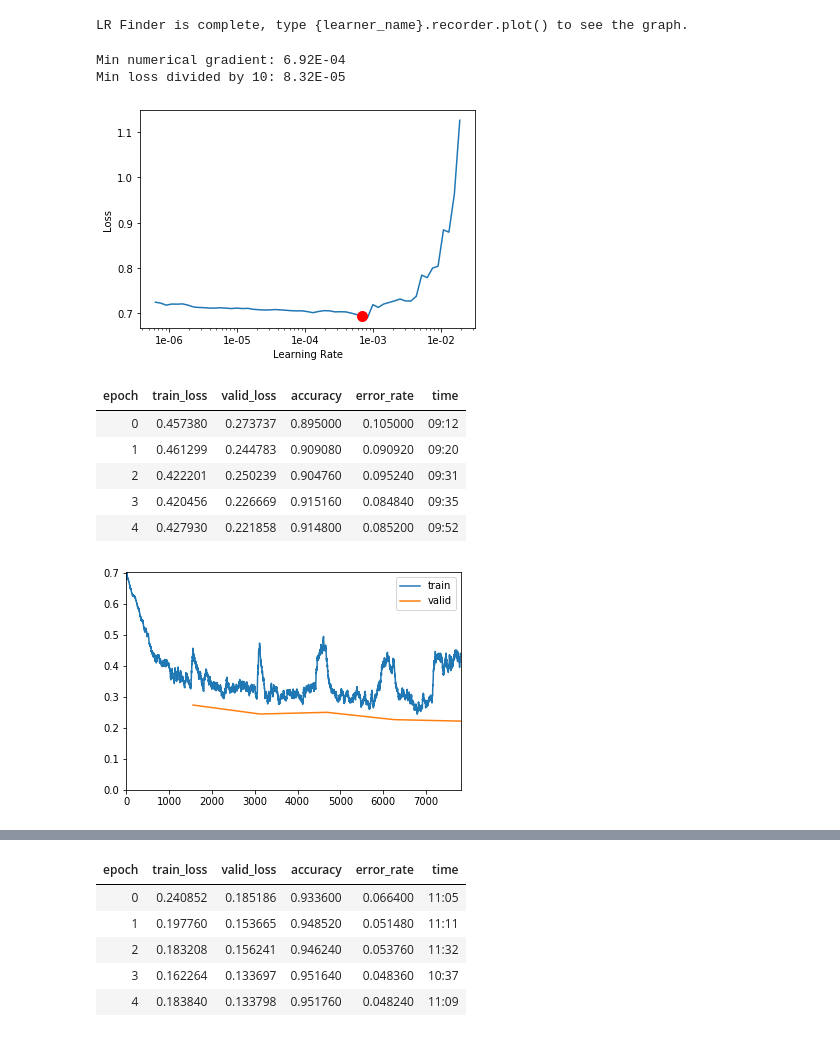
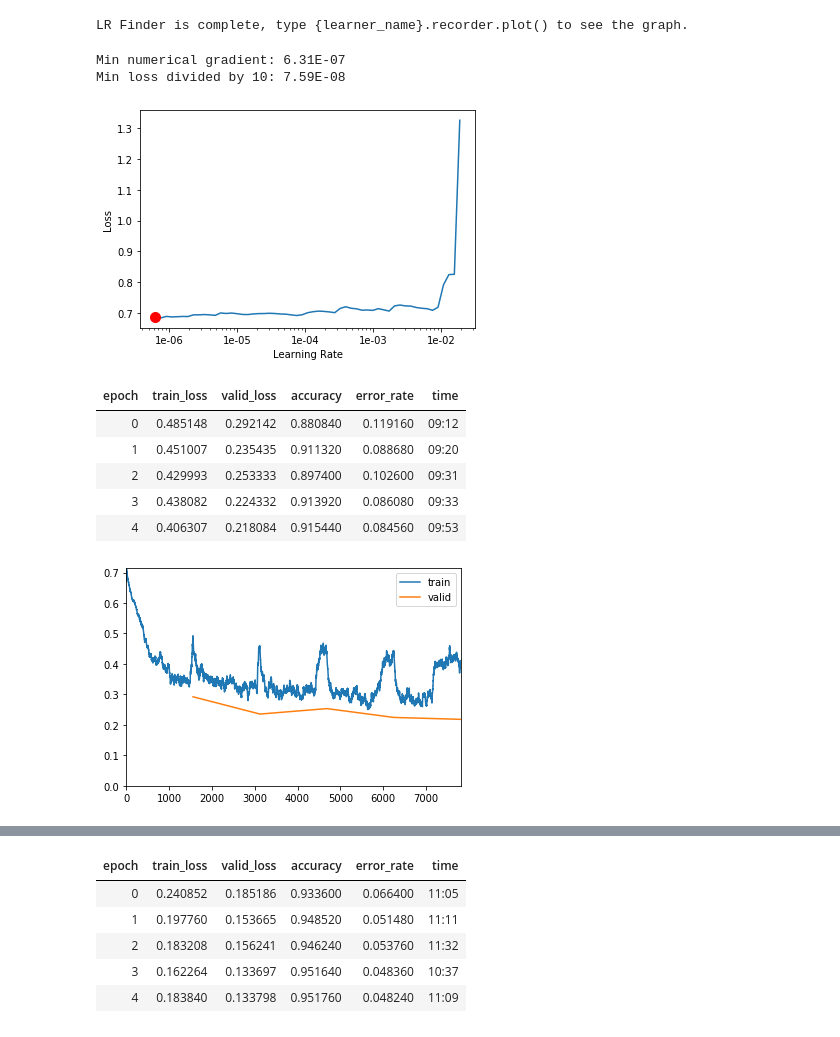
Before and after one commit to Sylar257/Transformers-in-NLP, a Jupyter notebook: Transformer training with Language model tuning.ipynb, the cells around one changed output, grey strips where cells are left out. Cells and saved outputs as stored; diff of their text form; code cells hidden in the pictures.

```diff
--- a/Transformer training with Language model tuning.ipynb
+++ b/Transformer training with Language model tuning.ipynb
@@ -242,10 +242,10 @@ class training_param():
         self.train_data_file = 'train_data_LM.txt'   # train file name
         self.eval_data_file = 'test_data_LM.txt'     # test  file name
         self.model_name_or_path = 'roberta-base'# change this if using other models
-        self.block_size = 512 # The training dataset will be truncated in block of this size for training. Default to the model max input length for single sentence inputs (take into account special tokens)."
+        self.block_size = 128 # The training dataset will be truncated in block of this size for training. Default to the model max input length for single sentence inputs (take into account special tokens)."
         self.save_total_limit = 15              # total number of checkpoints we allow
         self.output_dir = os.path.join(os.getcwd(),'fine_tuning_LM')    # output directory for checkpoints and saves
-        self.train_batch_size = 4
+        self.train_batch_size = 16
         self.eval_batch_size  = 4
         self.num_train_epochs = 10               # no. of epochs
         self.logging_steps    = 4000
@@ -1038,19 +1069,19 @@ LR Finder is complete, type {learner_name}.recorder.plot() to see the graph.
 # %%
 learner.recorder.plot(suggestion=True)
 # %% [output]
-Min numerical gradient: 6.92E-04
-Min loss divided by 10: 8.32E-05
+Min numerical gradient: 6.31E-07
+Min loss divided by 10: 7.59E-08
-[figure, old version]
+[figure, new version]
 # %%
-learner.fit_one_cycle(5, 6.92E-04 ,moms=(0.8,0.7))
+learner.fit_one_cycle(5, 1e-3 ,moms=(0.8,0.7))
 # %% [output]
 | epoch | train_loss | valid_loss | accuracy | error_rate | time |
-| 0 | 0.457380 | 0.273737 | 0.895000 | 0.105000 | 09:12 |
-| 1 | 0.461299 | 0.244783 | 0.909080 | 0.090920 | 09:20 |
-| 2 | 0.422201 | 0.250239 | 0.904760 | 0.095240 | 09:31 |
-| 3 | 0.420456 | 0.226669 | 0.915160 | 0.084840 | 09:35 |
-| 4 | 0.427930 | 0.221858 | 0.914800 | 0.085200 | 09:52 |
+| 0 | 0.485148 | 0.292142 | 0.880840 | 0.119160 | 09:12 |
+| 1 | 0.451007 | 0.235435 | 0.911320 | 0.088680 | 09:20 |
+| 2 | 0.429993 | 0.253333 | 0.897400 | 0.102600 | 09:31 |
+| 3 | 0.438082 | 0.224332 | 0.913920 | 0.086080 | 09:33 |
+| 4 | 0.406307 | 0.218084 | 0.915440 | 0.084560 | 09:53 |
-[figure, old version]
+[figure, new version]
 # %%
 learner.freeze_to(-3)
 learner.lr_find()
```
Also changed, not shown: parts of 5 cells of this notebook.
